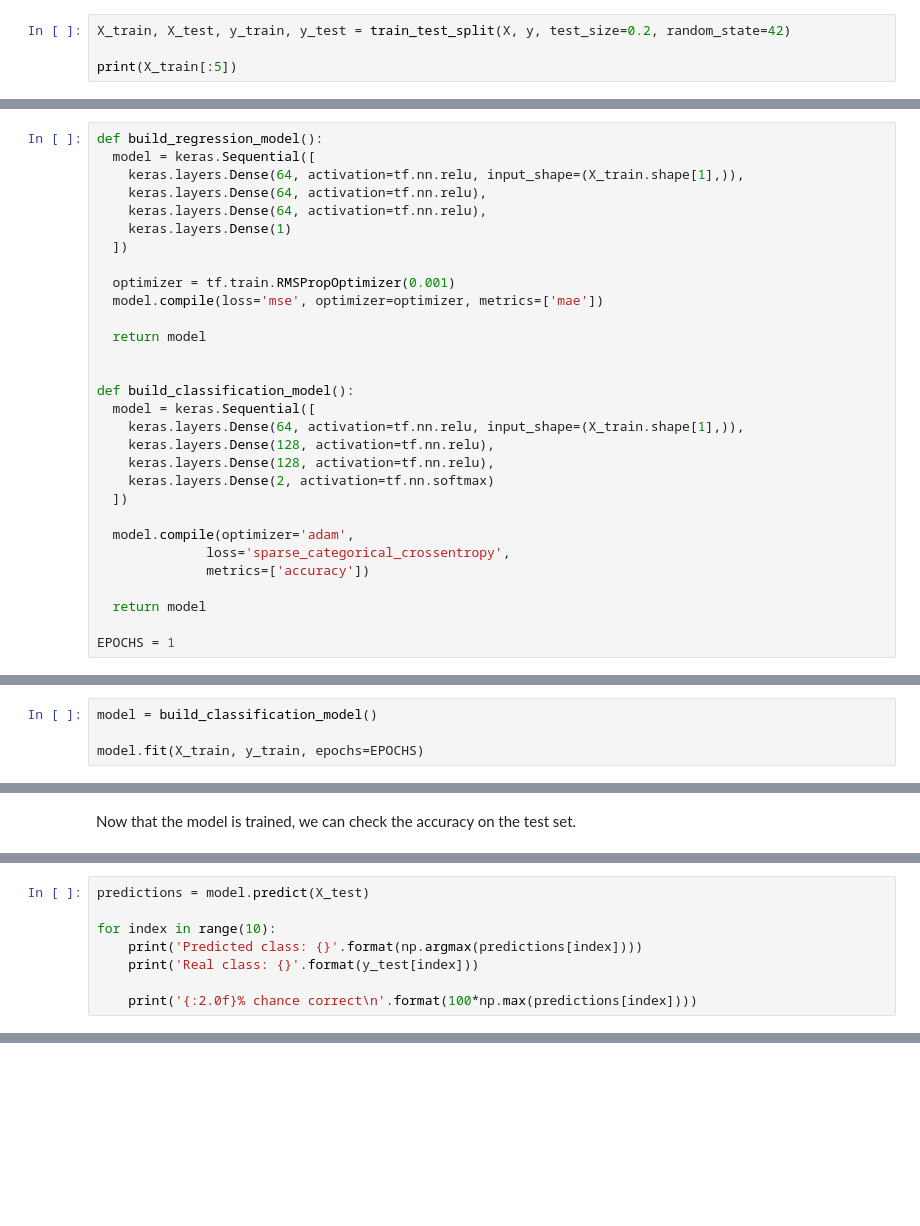
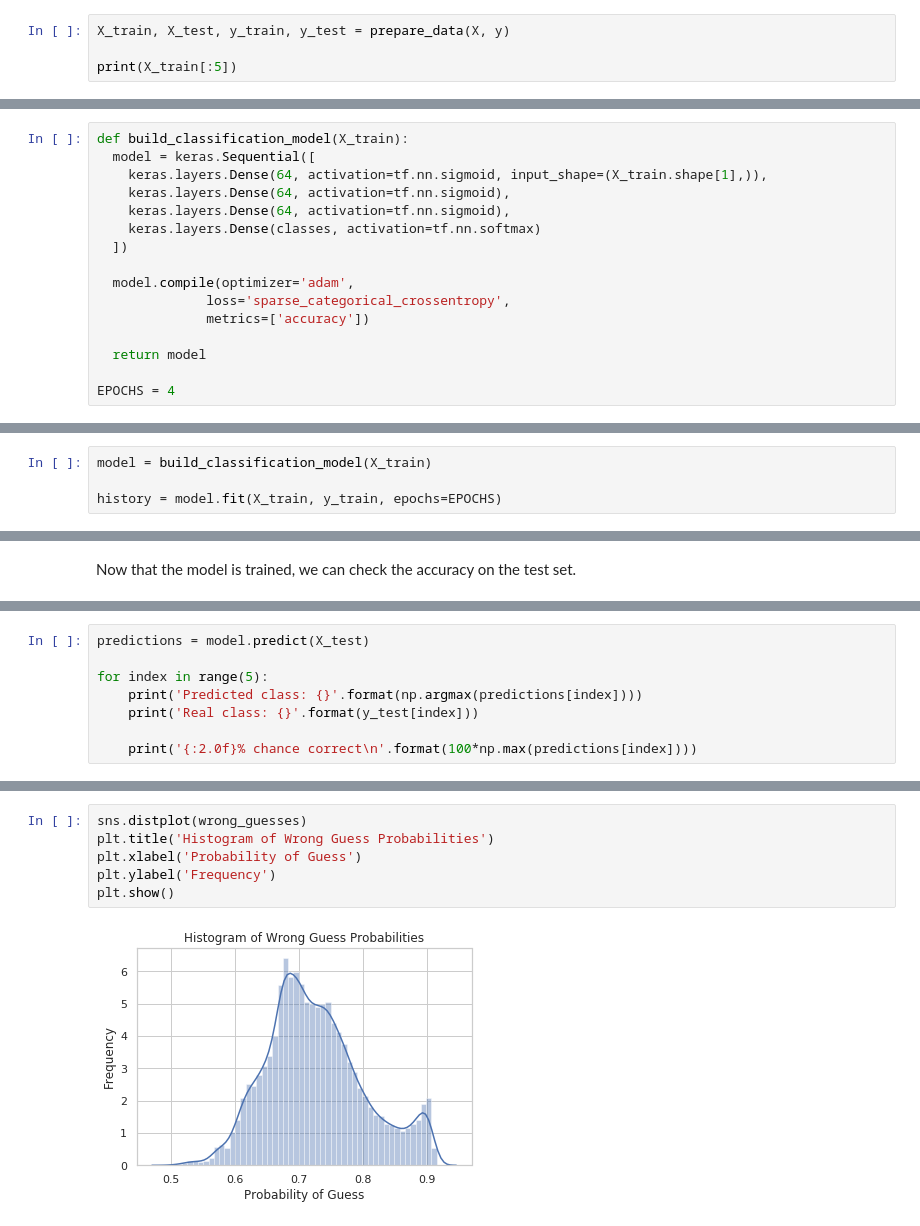
Before and after one commit to CBR0MS/flight-time-model-data, a Jupyter notebook: v2Modeling.ipynb, the cells around one changed output, grey strips where cells are left out. Saved outputs shown, nothing was run; the diff lists cells and outputs as text; blank space fills up the shorter version.

```diff
--- a/v2Modeling.ipynb
+++ b/v2Modeling.ipynb
@@ -139,5 +184,5 @@ from tensorflow import keras
 # %%
-X_train, X_test, y_train, y_test = train_test_split(X, y, test_size=0.2, random_state=42)
+X_train, X_test, y_train, y_test = prepare_data(X, y)
 
 print(X_train[:5])
 # %% [output]
@@ -152,24 +197,10 @@ Now, the model. Previously we were using a regression model, but with a bit of t
 # %%
-def build_regression_model():
+def build_classification_model(X_train):
   model = keras.Sequential([
-    keras.layers.Dense(64, activation=tf.nn.relu, input_shape=(X_train.shape[1],)),
-    keras.layers.Dense(64, activation=tf.nn.relu),
-    keras.layers.Dense(64, activation=tf.nn.relu),
-    keras.layers.Dense(1)
-  ])
-
-  optimizer = tf.train.RMSPropOptimizer(0.001)
-  model.compile(loss='mse', optimizer=optimizer, metrics=['mae'])
-
-  return model
-
-
-def build_classification_model():
-  model = keras.Sequential([
-    keras.layers.Dense(64, activation=tf.nn.relu, input_shape=(X_train.shape[1],)),
-    keras.layers.Dense(128, activation=tf.nn.relu),
-    keras.layers.Dense(128, activation=tf.nn.relu),
-    keras.layers.Dense(2, activation=tf.nn.softmax)
+    keras.layers.Dense(64, activation=tf.nn.sigmoid, input_shape=(X_train.shape[1],)),
+    keras.layers.Dense(64, activation=tf.nn.sigmoid),
+    keras.layers.Dense(64, activation=tf.nn.sigmoid),
+    keras.layers.Dense(classes, activation=tf.nn.softmax)
   ])
 
   model.compile(optimizer='adam',
@@ -178,4 +209,4 @@ def build_classification_model():
 
   return model
 
-EPOCHS = 1
+EPOCHS = 4
@@ -182,7 +215,7 @@ EPOCHS = 1
 # %%
-model = build_classification_model()
+model = build_classification_model(X_train)
 
-model.fit(X_train, y_train, epochs=EPOCHS)
+history = model.fit(X_train, y_train, epochs=EPOCHS)
 # %% [output]
 WARNING:tensorflow:From /usr/local/lib/python3.7/site-packages/tensorflow/python/ops/resource_variable_ops.py:435: colocate_with (from tensorflow.python.framework.ops) is deprecated and will be remove ...
 Instructions for updating:
@@ -203,7 +242,7 @@ Clearly the accuracy is not great, but there's more that can be done. Let's take
 # %%
 predictions = model.predict(X_test)
 
-for index in range(10):
+for index in range(5):
     print('Predicted class: {}'.format(np.argmax(predictions[index])))
     print('Real class: {}'.format(y_test[index]))
 
@@ -245,0 +291,8 @@ Right guesses: avg 73%, varience 0.601%
+# %%
+sns.distplot(wrong_guesses)
+plt.title('Histogram of Wrong Guess Probabilities')
+plt.xlabel('Probability of Guess')
+plt.ylabel('Frequency')
+plt.show()
+# %% [output]
+[figure, added]
```
Also changed, not shown: parts of 64 cells of this notebook.
